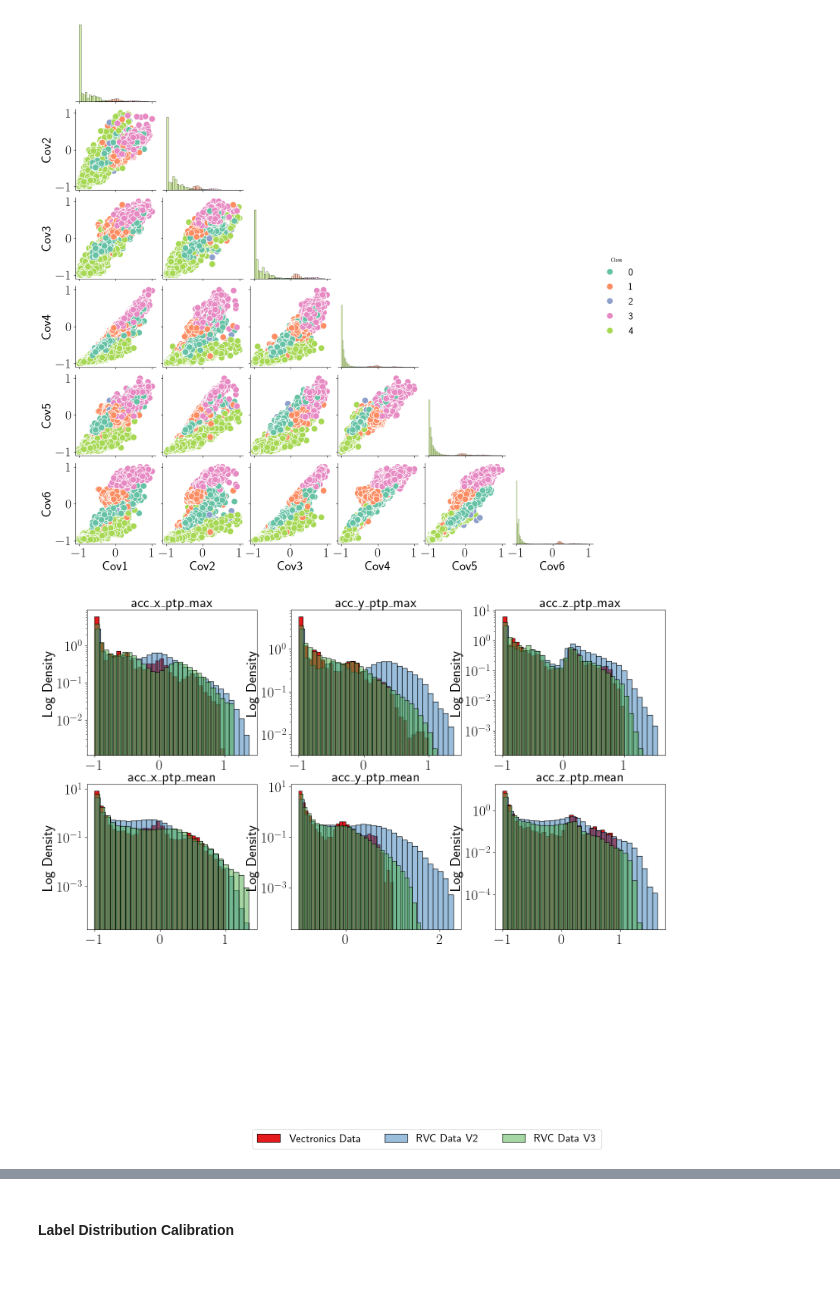
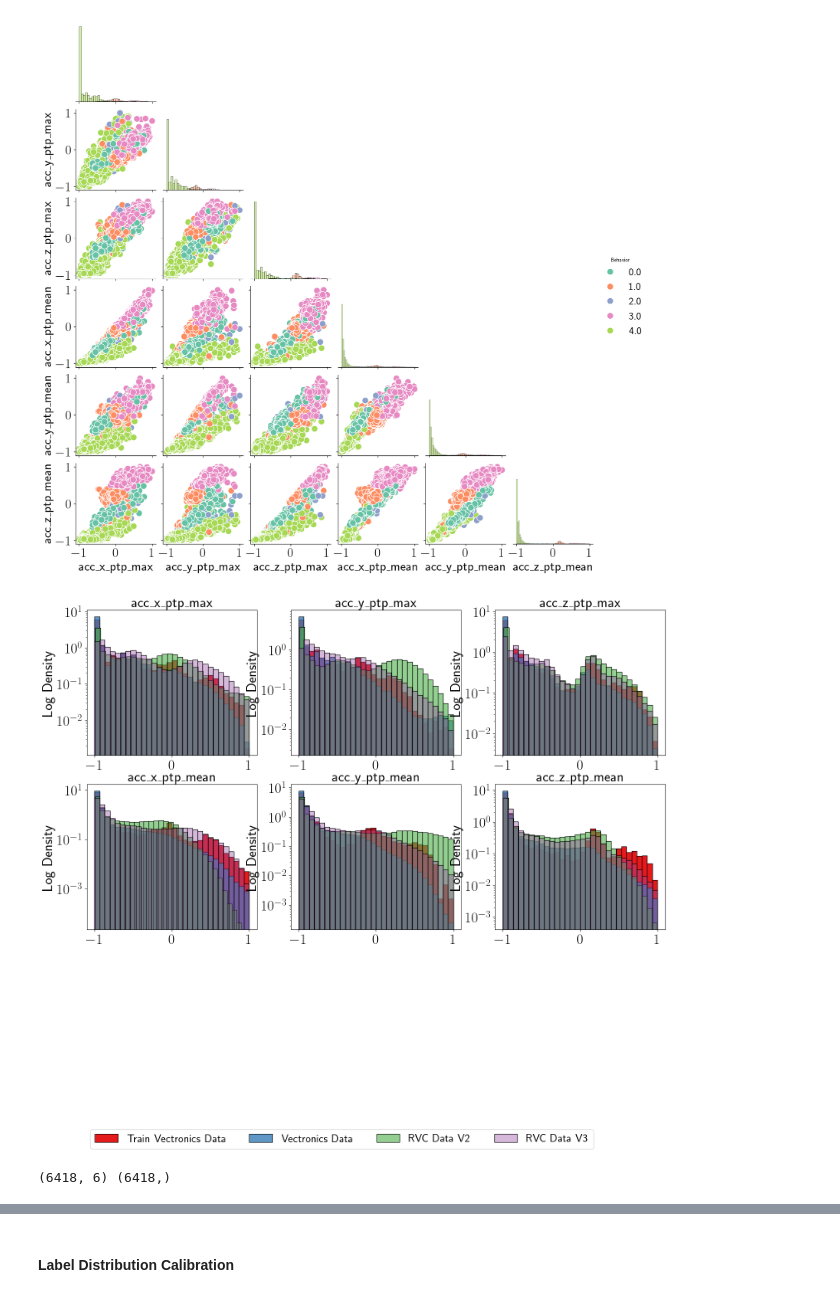
Before and after one commit to medhaaga/BotswanaML, a Jupyter notebook: notebooks/domain_adaptation.ipynb, the cells around one changed output, grey strips where cells are left out. Drawn from its saved outputs; the diff is of its cells as text; code cells hidden in the pictures.

```diff
--- a/notebooks/domain_adaptation.ipynb
+++ b/notebooks/domain_adaptation.ipynb
@@ -70,8 +119,7 @@ center_idx = None  # Indices of features that should be centered at zero
 # compute global lows/highs once
 lows, highs = preprocess.compute_combined_quantiles(
     datasets=[X_src],
-    pos_idx=pos_idx,
-    center_idx=center_idx,
+    pos_idx=[0,1,2,3,4,5], center_idx=None,
     low_q=0.00,
     high_q=1.00,
 )
@@ -84,7 +132,12 @@ transform = preprocess.TransformAndScale(
     highs=highs,
     clip_to_quantile=False
 )
-
-X_src = transform(X_src)
-X_targets = [transform(Xt) for Xt in X_targets]
-target_loaders = [DataLoader(Xt, batch_size=1024, shuffle=True, num_workers=4, pin_memory=True) for Xt in X_targets]
+# %%
+X_src, y_src = torch.tensor(X_src, dtype=torch.float32), torch.tensor(y_src, dtype=torch.float32)
+X_src = transform(X_src)
+Xt1 = transform(torch.tensor(X_targets[0][Vectronics_feature_cols].values, dtype=torch.float32))
+Xt2 = transform(torch.tensor(X_targets[1][Vectronics_feature_cols].values, dtype=torch.float32))
+
+source_loader = DataLoader(transform(torch.tensor(X_src_full[Vectronics_feature_cols].values, dtype=torch.float32)), batch_size=1024, shuffle=True, num_workers=4, pin_memory=True)
+target_loaders = [DataLoader(Xt1, batch_size=1024, shuffle=True, num_workers=4, pin_memory=True),
+                  DataLoader(Xt2, batch_size=1024, shuffle=True, num_workers=4, pin_memory=True) ]
@@ -91,67 +152,95 @@ target_loaders = [DataLoader(Xt, batch_size=1024, shuffle=True, num_workers=4, p
 # %%
-X_df = pd.DataFrame(X_src, columns=[f"Cov{i+1}" for i in range(X_src.shape[1])])
-X_df['Class'] = y_src
+X_df = pd.DataFrame(X_src, columns=Vectronics_feature_cols)
+X_df['Behavior'] = y_src
 
-sns.pairplot(X_df, hue='Class', corner=True, diag_kind='hist', palette='Set2')
+sns.pairplot(X_df, hue='Behavior', corner=True, diag_kind='hist', palette='Set2')
 plt.show()
 # %% [output]
-[figure, old version]
+[figure, new version]
 # %%
 # Plot histograms of features
 fig, axes = plt.subplots(len(Vectronics_feature_cols)//3, 3, figsize=(18, 5*(len(Vectronics_feature_cols)//3)))
 
-palette = sns.color_palette("Set1", n_colors=3)
+palette = sns.color_palette("Set1", n_colors=4)
 axes = axes.flatten()
+
+Xt1 = transform(torch.tensor(X_targets[0][Vectronics_feature_cols].values, dtype=torch.float32))
+Xt2 = transform(torch.tensor(X_targets[1][Vectronics_feature_cols].values, dtype=torch.float32))
+Xs = transform(torch.tensor(X_src_full[Vectronics_feature_cols].values, dtype=torch.float32))
+
 for i, col in enumerate(Vectronics_feature_cols):
         ax = axes[i]
 
         sns.histplot(
                 X_src[:,i].numpy(),
                 kde=False,
-                label='Vectronics Data',
+                label='Train Vectronics Data',
                 ax=ax,
                 stat='density',
                 bins=30,
                 color=palette[0],
                 alpha=1.0
             )
 
-        sns.histplot(X_targets[0][:,i].numpy(),
+        sns.histplot(
+                Xs[:,i].numpy(),
+                kde=False,
+                label='Vectronics Data',
+                ax=ax,
+                stat='density',
+                bins=30,
+                color=palette[1],
+                alpha=0.8
+            )
+
+        sns.histplot(Xt1[:,i].numpy(),
                 kde=False,
                 label='RVC Data V2',
                 ax=ax,
                 stat='density',
                 bins=30,
-                color=palette[1],
-                alpha=0.5
+                color=palette[2],
+                alpha=0.6
             )
-        sns.histplot(X_targets[1][:,i].numpy(),
+        sns.histplot(Xt2[:,i].numpy(),
                 kde=False,
                 label='RVC Data V3',
                 ax=ax,
                 stat='density',
                 bins=30,
-                color=palette[2],
-                alpha=0.5
+                color=palette[3],
+                alpha=0.4
             )
 
         ax.set_title(col)
         ax.set_ylabel('Log Density')
         ax.set_yscale("log")
         ax.set_xlabel('')
 
 # Get legend info from the first axes
 handles, labels = axes[0].get_legend_handles_labels()
-axes[0].legend(handles, labels, loc='lower center', bbox_to_anchor=(2.0, -2.75), ncol=3)
+axes[0].legend(handles, labels, loc='lower center', bbox_to_anchor=(1.5, -2.75), ncol=4)
 
 plt.tight_layout()
 plt.show()
 # %% [output]
-[figure, old version]
+[figure, new version]
 # %%
 # objects for evaluation
 
 sightings = pd.read_csv(io.get_sightings_path())
+matched_gps = pd.read_csv(io.get_matched_gps_path())
 gps_moving = pd.read_csv(io.get_gps_moving_path())
+gps_clusters = pd.read_csv(io.get_gps_clusters_path())
+
+group_ids = list(sightings.groupby(['animal_id', 'UTC date [yyyy-mm-dd]']).groups.keys())
+n_sightings_days = len(group_ids)
+train_sightings, val_sightings, test_sightings = group_ids[:int(0.5*n_sightings_days)], group_ids[int(0.5*n_sightings_days): int(0.75*n_sightings_days)], group_ids[int(0.75*n_sightings_days): ]
+test_mask = RVC_labeled_df[['animal_id', 'UTC date [yyyy-mm-dd]']].apply(tuple, axis=1).isin(test_sightings)
+X_sightings_test_set, y_sightings_test_set = RVC_labeled_df[test_mask][Vectronics_feature_cols].values, RVC_labeled_df[test_mask]['behavior'].values
+y_sightings_test_set = label_encoder.transform(y_sightings_test_set)
+print(X_sightings_test_set.shape, y_sightings_test_set.shape)
+# %% [output]
+(6418, 6) (6418,)
 # %% [markdown]
 ## Method 1: CORAL
```
Also changed, not shown: parts of 79 cells of this notebook, 27 other files.
